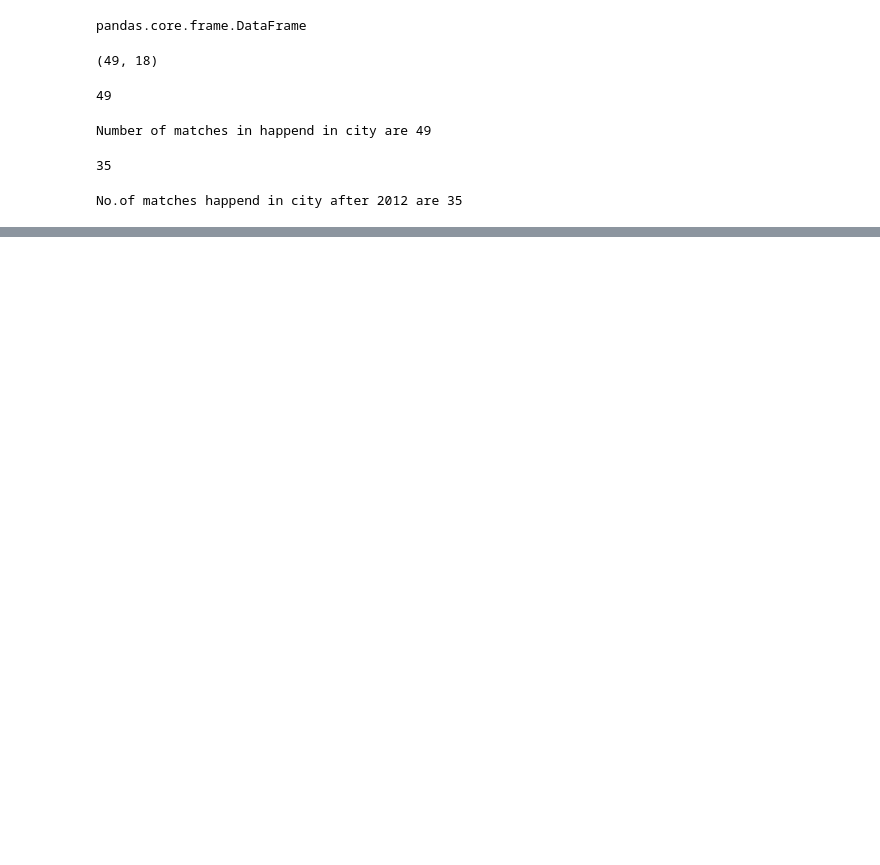
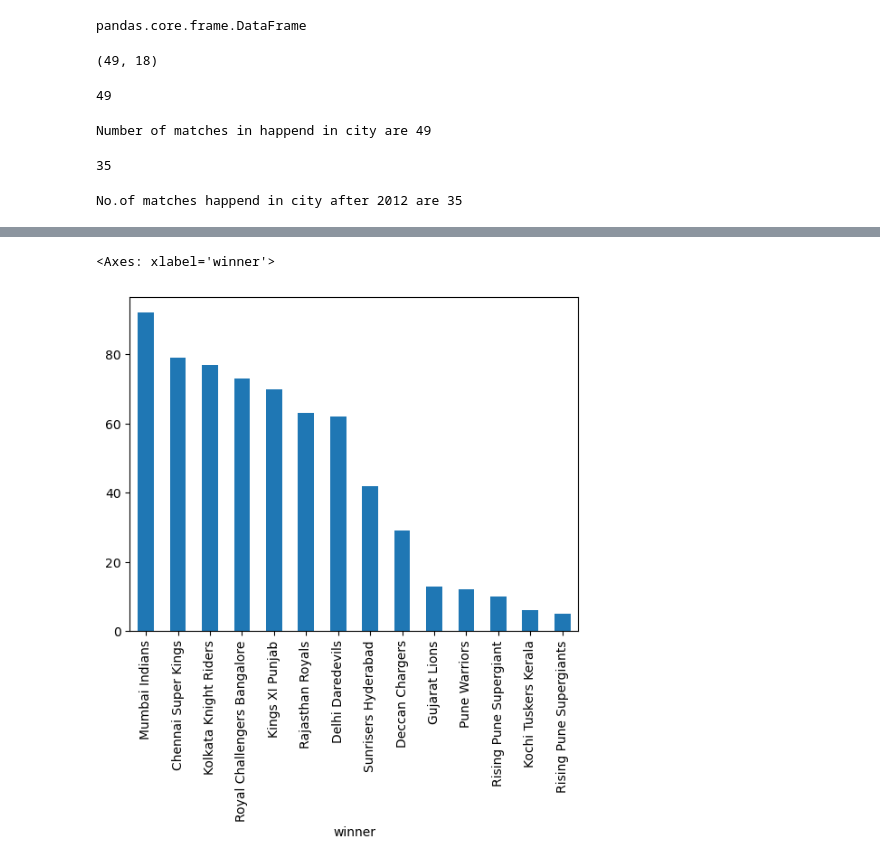
Before and after one commit to Sohail7861/PandasNotes, a Jupyter notebook: Tutorial2.ipynb, the cells around one changed output, grey strips where cells are left out. Saved outputs shown, nothing was run; the diff lists cells and outputs as text; code cells hidden in the pictures; blank space fills up the shorter version.

```diff
--- a/Tutorial2.ipynb
+++ b/Tutorial2.ipynb
@@ -98,3 +99,9 @@ a=getMatchCityCount('Hyderabad','2012-01-01')
 print("No.of matches happend in city after 2012 are",a)
 # %% [output]
 No.of matches happend in city after 2012 are 35
+# %%
+#value_counts() works on series, and applicable on Categorical Data
+import pandas as pd
+data=pd.read_csv('matches.csv')
+
+data['winner'].value_counts()     #No of Wins a team has
@@ -100,0 +127,6 @@ No.of matches happend in city after 2012 are 35
+# %%
+import matplotlib.pyplot as plt
+data['winner'].value_counts().plot(kind='bar')
+# %% [output]
+<Axes: xlabel='winner'>
+[figure, added]
```
Also changed, not shown: parts of 10 cells of this notebook, 2 other files.
